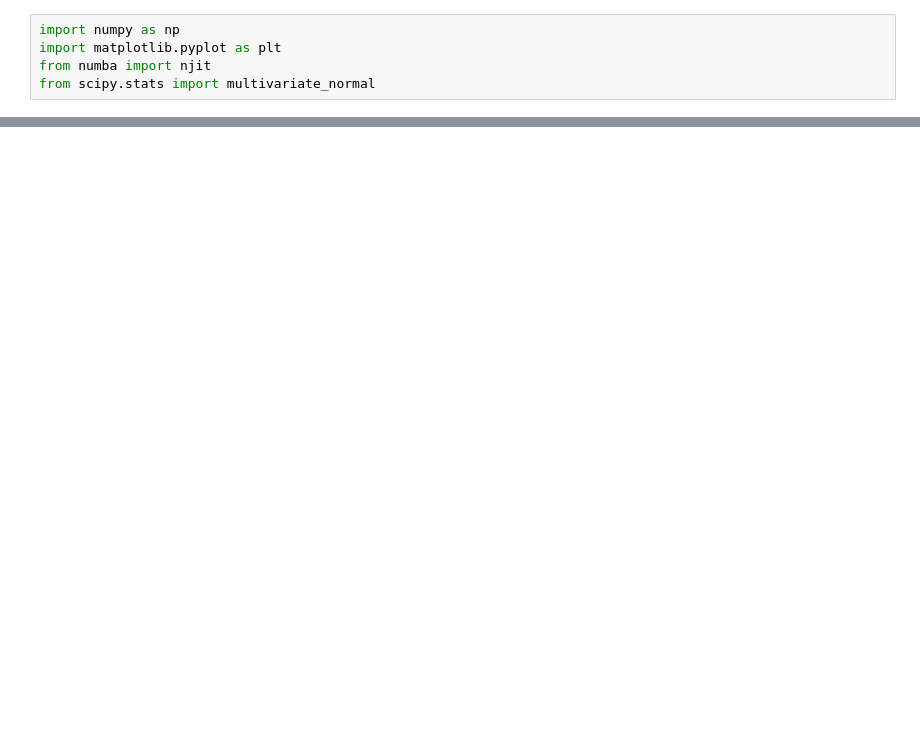
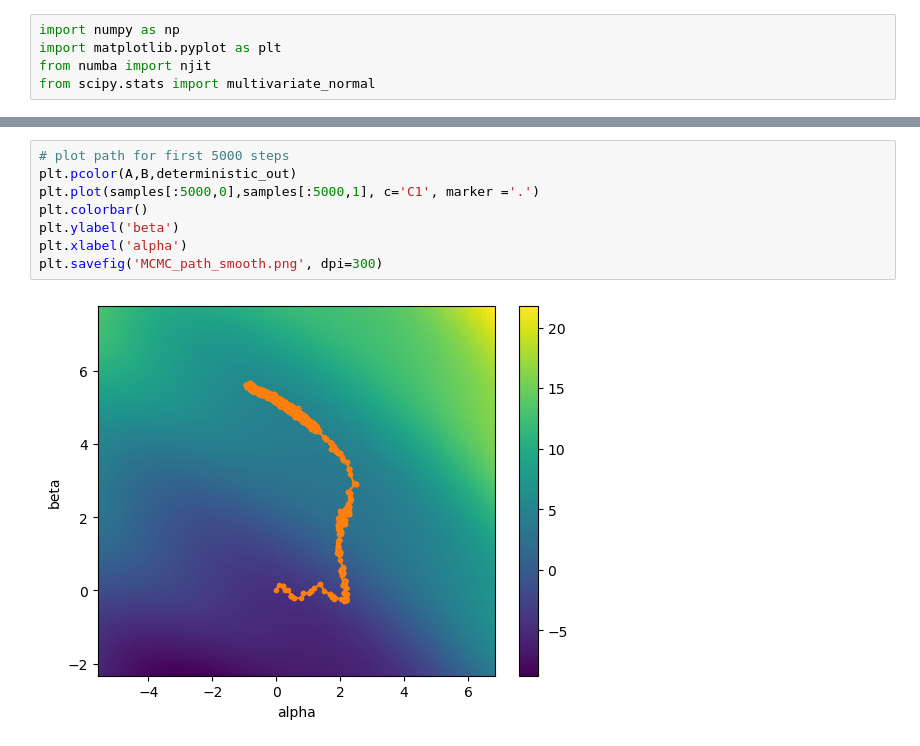
Before and after one commit to NiklasSchaaf/UQ_2023, a Jupyter notebook: homework_9/hw9_nik.ipynb, the cells around one changed output, grey strips where cells are left out. Saved outputs shown, nothing was run; the diff lists cells and outputs as text; blank space fills up the shorter version.

```diff
--- a/homework_9/hw9_nik.ipynb
+++ b/homework_9/hw9_nik.ipynb
@@ -90,0 +172,10 @@ plt.plot(samples[:,0],samples[:,1], c='C1')
+# %%
+# plot path for first 5000 steps
+plt.pcolor(A,B,deterministic_out)
+plt.plot(samples[:5000,0],samples[:5000,1], c='C1', marker ='.')
+plt.colorbar()
+plt.ylabel('beta')
+plt.xlabel('alpha')
+plt.savefig('MCMC_path_smooth.png', dpi=300)
+# %% [output]
+[figure, added]
```
Also changed, not shown: parts of 13 cells of this notebook, 5 other files.
